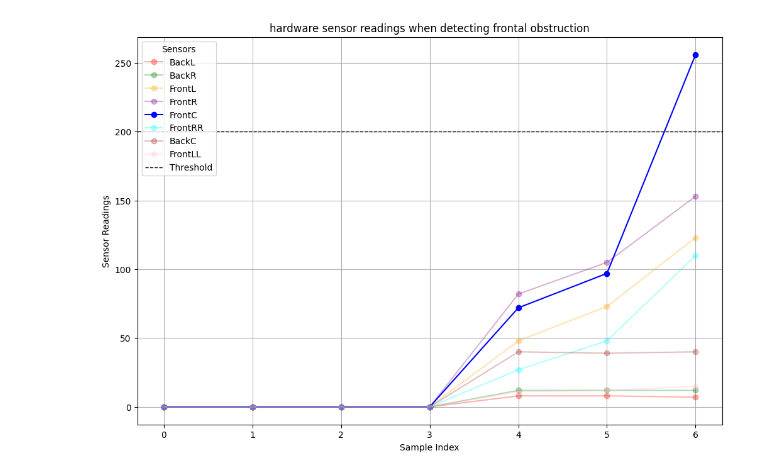
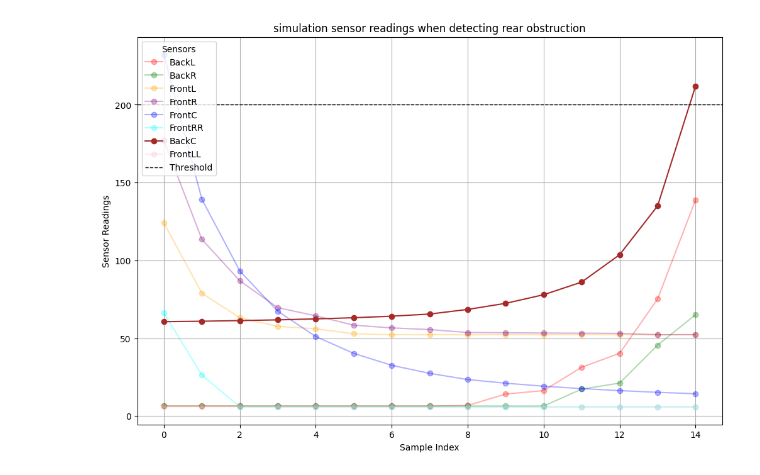
Before and after one commit to danie1uva/learning_machines_robobo, a Jupyter notebook: examples/full_project_setup/results/plot_gen.ipynb, the cells around one changed output. Drawn from its saved outputs; the diff is of its cells as text; code cells hidden in the pictures.

Commit message:
further plotting + notes

```diff
--- a/examples/full_project_setup/results/plot_gen.ipynb
+++ b/examples/full_project_setup/results/plot_gen.ipynb
@@ -1,3 +1,14 @@
+# %%
+sensor_names = {
+    "BackL": 0,
+    "BackR": 1,
+    "FrontL": 2,
+    "FrontR": 3,
+    "FrontC": 4,
+    "FrontRR": 5,
+    "BackC": 6,
+    "FrontLL": 7,
+}
 # %%
 import matplotlib.pyplot as plt
 
@@ -73,7 +84,7 @@ def plot_sensor_readings(file_path):
     plt.savefig(f"plots/{sensor_dir[sensor_id]}_{run_type}.png")
     plt.show()
 # %%
-file_path = "readings/FrontC_readings_hardware.txt"
+file_path = "readings/BackC_readings_simulation.txt"
 plot_sensor_readings(file_path)
 # %% [output]
-[figure, old version]
+[figure, new version]
```
Also changed, not shown: parts of 2 cells of this notebook, 2 other files.
